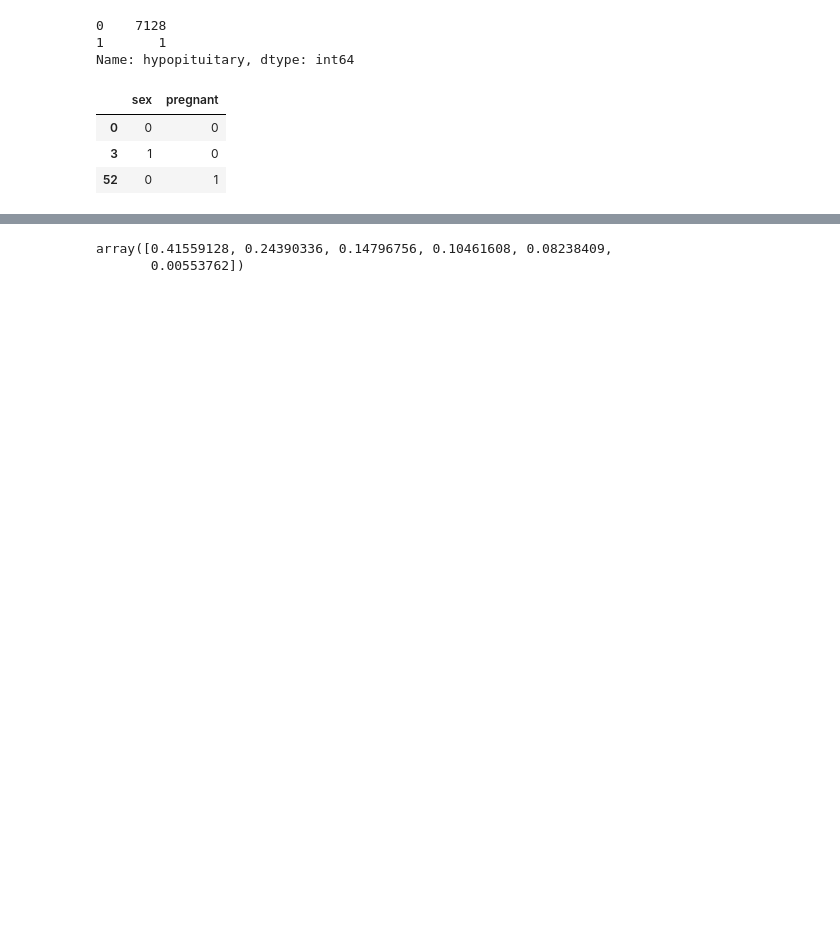
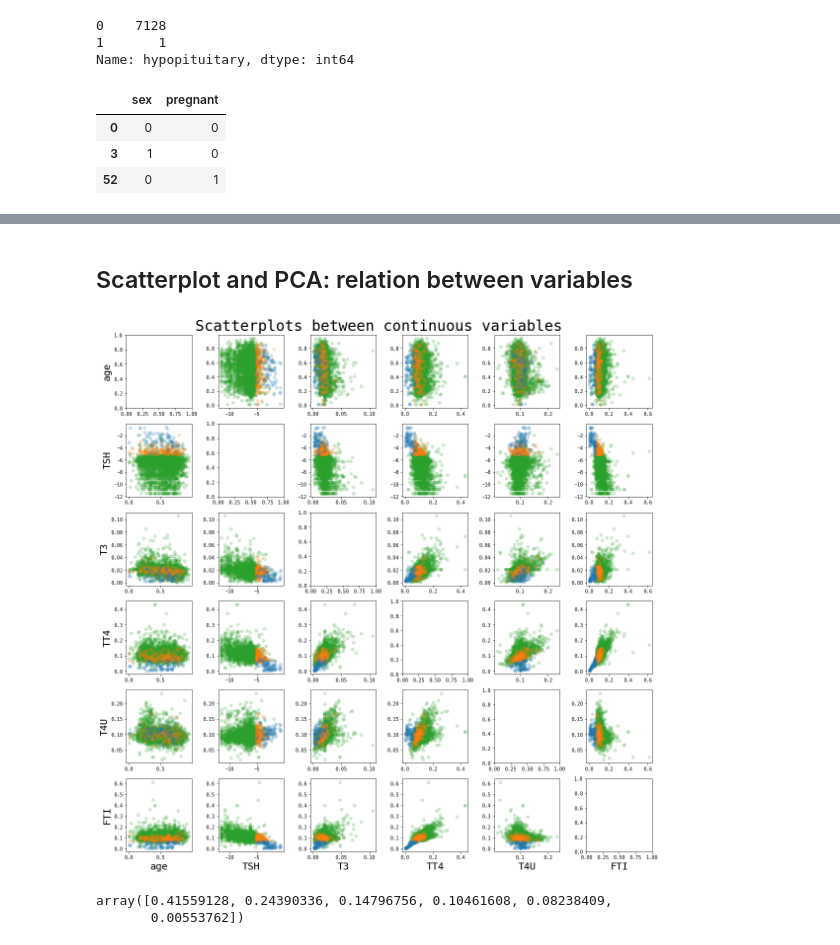
Before and after one commit to sinwall/221117_MLBasic, a Jupyter notebook: byungchang/starter_thyroid.ipynb, the cells around one changed output, grey strips where cells are left out. Cells and saved outputs as stored; diff of their text form; code cells hidden in the pictures; blank space fills up the shorter version.

```diff
--- a/byungchang/starter_thyroid.ipynb
+++ b/byungchang/starter_thyroid.ipynb
@@ -68,0 +82,10 @@ plt.show(); plt.close()
+# %%
+conti_names = [
+    'age', 'TSH', 'T3', 'TT4', 'T4U', 'FTI'
+]
+bool_names = [
+    'sex', 'on thyroxine', 'query on thyroxine', 'on antithyroid medication',
+    'sick', 'pregnant', 'thyroid surgery', 'I131 treatment', 'query hypothyroid',
+    'query hyperthyroid', 'lithium', 'goitre', 'tumor', 'hypopituitary',
+    'psych',
+]
@@ -135,3 +218,27 @@ Name: class, dtype: float64
+# %% [markdown]
+## Scatterplot and PCA: relation between variables
+# %%
+import itertools
+
+vecs = [df_train[name] for name in conti_names]
+vecs[1] = tsh_transform(vecs[1])
+
+fig, axs = plt.subplots(nrows=len(vecs), ncols=len(vecs), figsize=(16, 16))
+for i, j, k in itertools.product(range(len(vecs)), range(len(vecs)), range(3, 0, -1)):
+    ax = axs[j, i]
+    mask = df_train['class'] == k
+    i == j or ax.scatter(vecs[i][mask], vecs[j][mask], color=f'C{k-1}', alpha=0.2)
+    if j+1 == len(conti_names):
+        ax.set_xlabel(conti_names[i], fontsize=20)
+    if i == 0:
+        ax.set_ylabel(conti_names[j], fontsize=20)
+
+fig.suptitle('Scatterplots between continuous variables', fontsize=30)
+
+plt.tight_layout()
+plt.show(); plt.close()
+# %% [output]
+[figure, added]
 # %%
 from sklearn.decomposition import PCA
 
```
Also changed, not shown: parts of 23 cells of this notebook, 2 other files.
